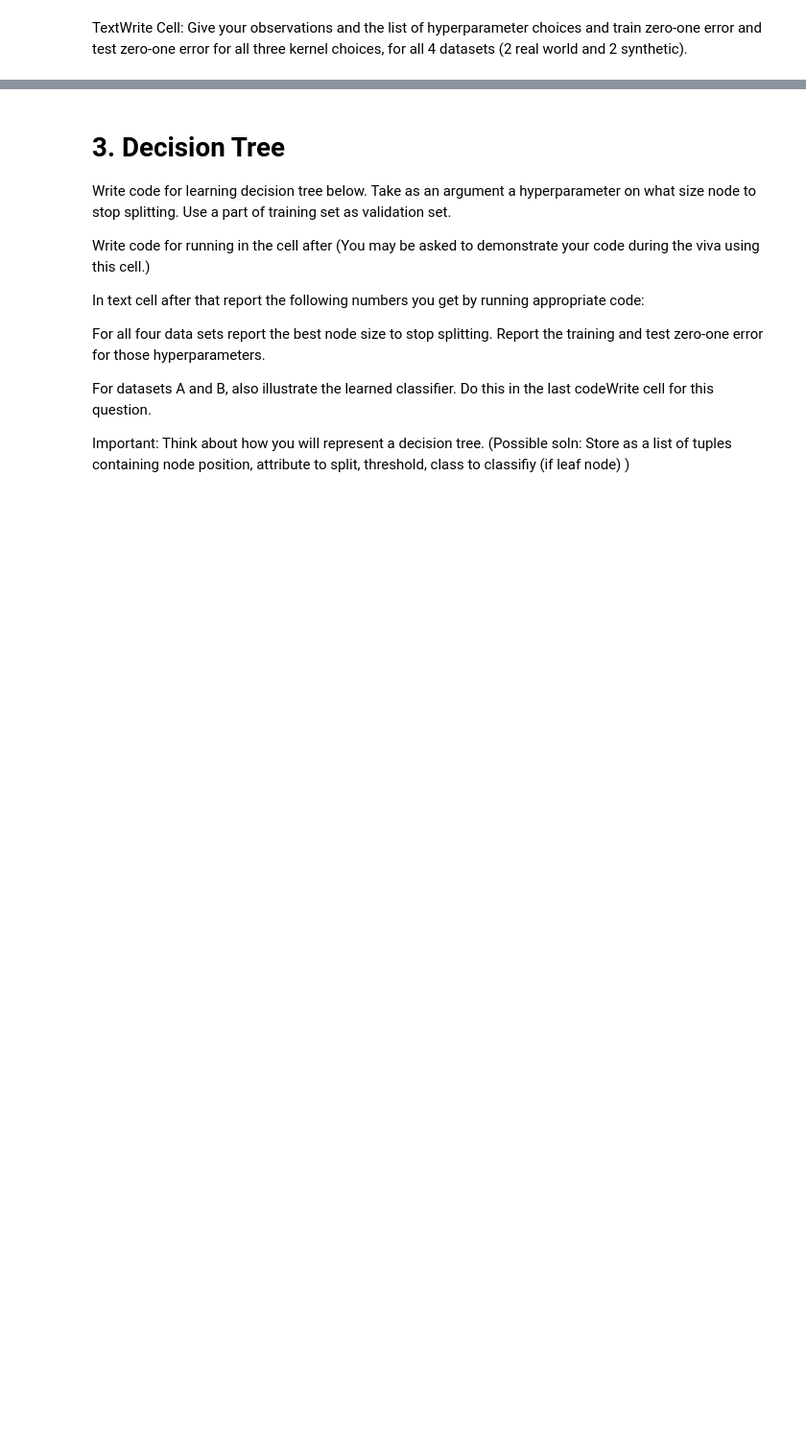
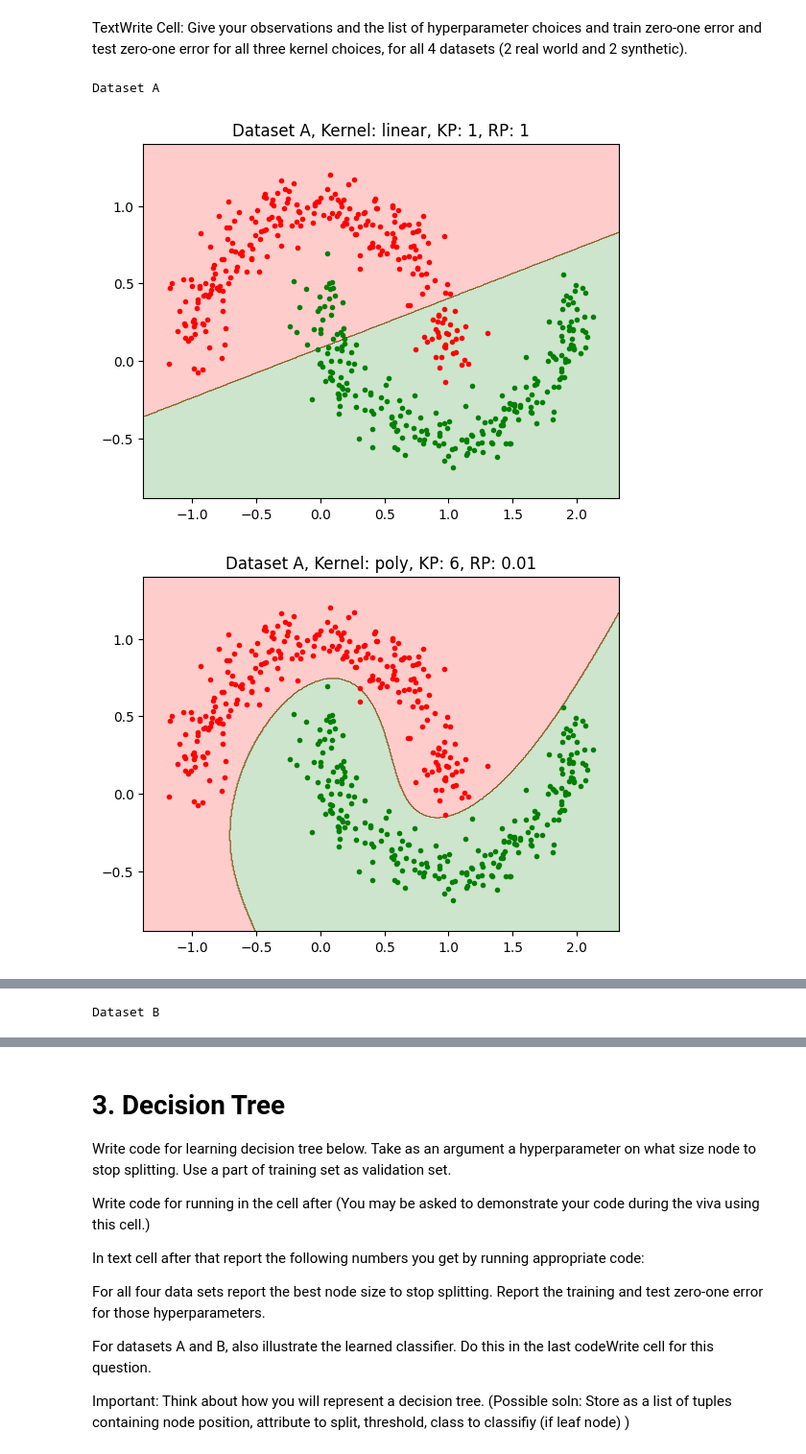
Before and after one commit to bersilin-robert1609/CS5691-PRML, a Jupyter notebook: Assignment-2/Notebook/ProgAss2_Student.ipynb, the cells around one changed output, grey strips where cells are left out. Shown at 96% size. Drawn from its saved outputs; the diff is of its cells as text; code cells hidden in the pictures; blank space fills up the shorter version.

```diff
--- a/Assignment-2/Notebook/ProgAss2_Student.ipynb
+++ b/Assignment-2/Notebook/ProgAss2_Student.ipynb
@@ -295,7 +303,9 @@ def predict_value(clf, X):
 # Also for generating the numbers that you report below.
 
 def normalize(X):
-    return (X - np.mean(X, axis=0)) / np.std(X, axis=0)
+    minX = np.min(X)
+    maxX = np.max(X)
+    return (X - minX) / (maxX - minX), minX, maxX
 
 kernels = ['linear', 'poly', 'rbf']
 
@@ -311,20 +321,20 @@ def find_best_parameter(kernel, X_train, Y_train, X_val, Y_val):
 
     if kernel == 'linear':
         kernel_params = [1]
-        reg_params = [1e-4, 1e-3, 1e-2, 1e-1, 1, 10, 100, 1000]
+        reg_params = [1e-4, 1e-3, 1e-2, 1e-1, 1, 10, 100]
     elif kernel == 'poly':
         kernel_params = [1, 2, 4, 6, 8]
-        reg_params = [1e-4, 1e-3, 1e-2, 1e-1, 1, 10, 100, 1000]
+        reg_params = [1e-4, 1e-3, 1e-2, 1e-1, 1]
     elif kernel == 'rbf':
         kernel_params = [1e-3, 1e-2, 1e-1, 1, 2, 4, 10, 100]
-        reg_params = [1e-4, 1e-3, 1e-2, 1e-1, 1, 10, 100, 1000]
+        reg_params = [1e-4, 1e-3, 1e-2, 1e-1, 1, 10, 100]
 
     for kernel_param in kernel_params:
         for reg_param in reg_params:
             clf = train_svm(X_train, Y_train, kernel, reg_param=reg_param, kernel_param=kernel_param)
             pred = predict_value(clf, X_val)
             accuracy = np.mean(pred == Y_val)
-            print("kernel: {}, kernel_param: {}, reg_param: {}, accuracy: {}".format(kernel, kernel_param, reg_param, accuracy))
+            # print("kernel: {}, kernel_param: {}, reg_param: {}, accuracy: {}".format(kernel, kernel_param, reg_param, accuracy))
             if accuracy > best_accuracy:
                 best_kernel_param, best_reg_param, best_accuracy = kernel_param, reg_param, accuracy
     return best_kernel_param, best_reg_param, best_accuracy
@@ -336,6 +346,9 @@ for a in ['A', 'B', 'C', 'D']:
     print("Dataset {}\n".format(a))
     X_train, Y_train = data['arr_0'], data['arr_1']
     X_test, Y_test = data['arr_2'], data['arr_3']
+
+    X_train, minX, maxX = normalize(X_train)
+    X_test = (X_test - minX) / (maxX - minX)
 
     rand_indices = np.random.permutation(X_train.shape[0])
     X_train, X_val = X_train[rand_indices[:int(X_train.shape[0] * 0.8)]], X_train[rand_indices[int(X_train.shape[0] * 0.8):]]
@@ -358,38 +389,44 @@ TextWrite Cell: Give your observations and the list of hyperparameter choices an
 # %%
 # Codewrite cell: Generate plots of learned classifier for all three kernel types, on dataset_A and datasset_B.
 # Plots should give both the learned classifier and the train data.
 # Similar to  Bishop Figure 4.5 (with just two classes here.)
 # Total number of plots = 3 * 2 = 6
 
-def plot(clf, X_test, Y_test, dataset, kernel, kernel_param, reg_param):
+def normalize(X):
+    minX = np.min(X)
+    maxX = np.max(X)
+    return (X - minX) / (maxX - minX), minX, maxX
+
+def plot(clf, X_test, Y_test, dataset, kernel, kernel_param, reg_param, minX_param, maxX_param):
     minX, maxX = np.min(X_test[:, 0]), np.max(X_test[:, 0])
     minY, maxY = np.min(X_test[:, 1]), np.max(X_test[:, 1])
     points = 500
     X, Y = np.meshgrid(np.linspace(minX - 0.2, maxX + 0.2, points), np.linspace(minY - 0.2, maxY + 0.2, points))
-    Z = np.zeros((points, points))
-    for i in range(points):
-        for j in range(points):
-            Z[i][j] = clf.predict(np.array([[X[i][j], Y[i][j]]]))
+    X_plotter = np.c_[X.ravel(), Y.ravel()]
+    normalize_X_plotter = (X_plotter - minX_param) / (maxX_param - minX_param)
+    Z = clf.predict(normalize_X_plotter)
+    Z = Z.reshape(X.shape)
     plt.contourf(X, Y, Z, alpha=0.2, colors=['r', 'g'])
     plt.title("{}, Kernel: {}, KP: {}, RP: {}".format(dataset, kernel, kernel_param, reg_param))
     plt.scatter(X_test[Y_test == 1, 0], X_test[Y_test == 1, 1], marker='.', color='g')
     plt.scatter(X_test[Y_test == -1, 0], X_test[Y_test == -1, 1], marker='.', color='r')
     plt.show()
 
 for a in ['A', 'B']:
     data = np.load('../../Data/dataset_{}.npz'.format(a))
-    X_train = data['arr_0']
-    Y_train = data['arr_1']
-    X_test = data['arr_2']
-    Y_test = data['arr_3']
+    X_train, Y_train = data['arr_0'], data['arr_1']
+    X_test, Y_test = data['arr_2'], data['arr_3']
 
-    X_train = X_train[:int(X_train.shape[0] * 0.8)]
-    Y_train = Y_train[:int(Y_train.shape[0] * 0.8)]
+    X_train, minX_train, maxX_train = normalize(X_train)
 
     print("Dataset {}".format(a))
     for kernel in kernels:
         if(a == 'A'):
             clf, kernel_param, reg_param = best_clf_A[kernel], best_kernel_param_A[kernel], best_reg_param_A[kernel]
         elif(a == 'B'):
             clf, kernel_param, reg_param = best_clf_B[kernel], best_kernel_param_B[kernel], best_reg_param_B[kernel]
-        plot(clf, X_test, Y_test, "Dataset {}".format(a), kernel, kernel_param, reg_param)
+        plot(clf, X_test, Y_test, "Dataset {}".format(a), kernel, kernel_param, reg_param, minX_train, maxX_train)
+# %% [output]
+Dataset A
+[figure, added]
+[figure, added]
@@ -395,0 +434 @@ for a in ['A', 'B']:
+Dataset B
```
Also changed, not shown: parts of 8 cells of this notebook, 1 other file.
